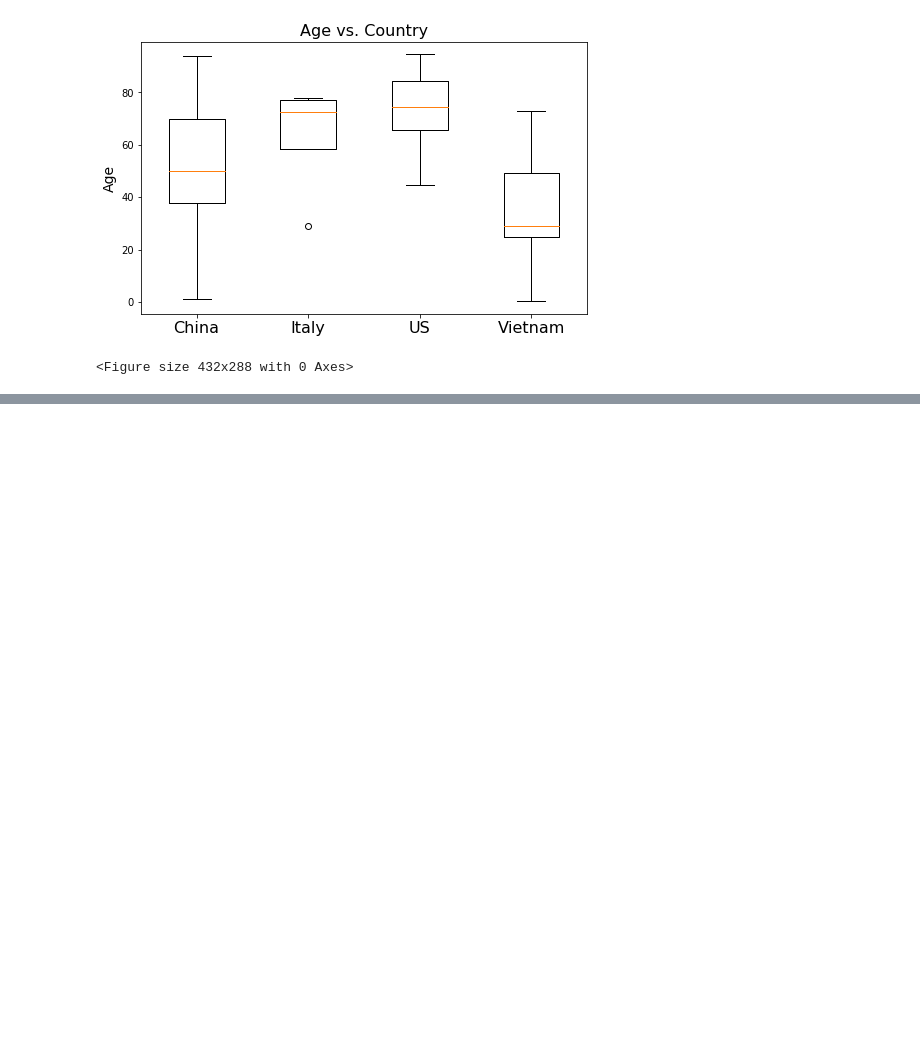
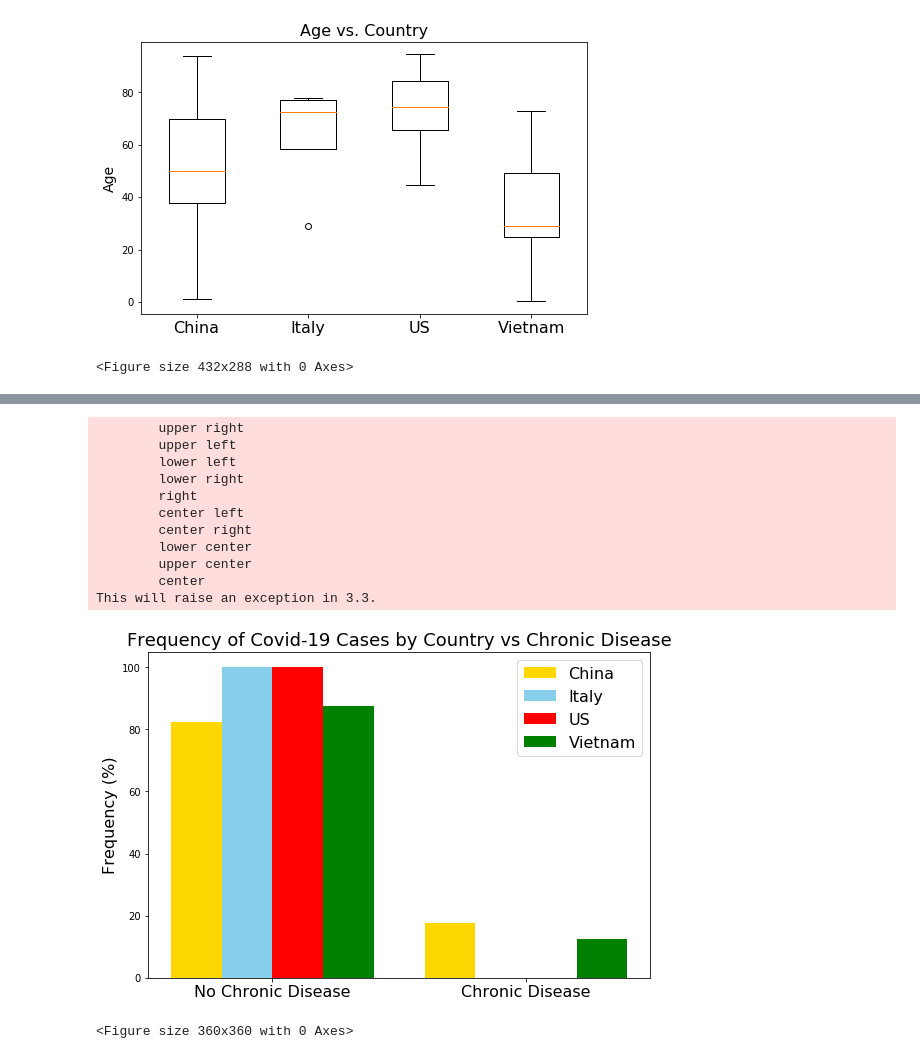
Before and after one commit to dukersss13/COVID-19-ML-Classification-Model, a Jupyter notebook: Candle.ipynb, the cells around one changed output, grey strips where cells are left out. Saved outputs shown, nothing was run; the diff lists cells and outputs as text; code cells hidden in the pictures; blank space fills up the shorter version.

```diff
--- a/Candle.ipynb
+++ b/Candle.ipynb
@@ -414,5 +367,19 @@ NameError: name 'M_dis' is not defined
 # %%
 #Country Information
+
+
+#Country Information
+China = all_ds['country'] == 0
+Italy = all_ds['country'] == 1
+US = all_ds['country'] == 15
+Vietnam = all_ds['country'] == 19
+
+count_c = all_ds['country'].value_counts()
+China_t = count_c[0]
+Italy_t = count_c[1]
+US_t = count_c[15]
+Vietnam_t = count_c[19]
+
 #no chronic disease
 China_n_ch = (len(all_ds[China & n_ch])/China_t)*100
 Italy_n_ch = (len(all_ds[Italy & n_ch])/Italy_t)*100
@@ -424,31 +391,45 @@ China_ch = (len(all_ds[China & ch])/China_t)*100
 Italy_ch = (len(all_ds[Italy & ch])/Italy_t)*100
 US_ch = (len(all_ds[US & ch])/US_t)*100
 Vietnam_ch = (len(all_ds[Vietnam & ch])/Vietnam_t)*100
 
 #Freq Sex vs Outcome Plot
 labels = ['No Chronic Disease', 'Chronic Disease']
 
 CH = [China_n_ch,China_ch]
 IT = [Italy_n_ch,Italy_ch]
 US = [US_n_ch,US_ch]
 VI = [Vietnam_n_ch,Vietnam_ch]
 
 x = np.arange(len(labels))
 width = 0.2
 
 fig, ax = plt.subplots(figsize = (9,6))
 rects1 = ax.bar(x - 1.5*width, CH, width, label='China', color = 'gold')
 rects2 = ax.bar(x - .5*width, IT, width, label='Italy', color = 'skyblue')
 rects2 = ax.bar(x + .5*width, US, width, label='US', color = 'red')
 rects1 = ax.bar(x + 1.5*width, VI, width, label='Vietnam', color = 'green')
 
 ax.set_ylabel('Frequency (%)', fontsize=16)
-ax.set_title('Frequency of Covid-19 Cases by Country vs Outcome', fontsize=18)
+ax.set_title('Frequency of Covid-19 Cases by Country vs Chronic Disease', fontsize=18)
 ax.set_xticks(x)
 ax.set_xticklabels(labels, fontsize=16)
 ax.legend(loc='middle', fontsize=16)
 
 #fig.tight_layout()
 fig = plt.figure(figsize = (5,5))
 
 plt.show()
+# %% [output]
+        upper right
+        upper left
+        lower left
+        lower right
+        right
+        center left
+        center right
+        lower center
+        upper center
+        center
+This will raise an exception in 3.3.
+[figure, added]
+<Figure size 360x360 with 0 Axes>
```
Also changed, not shown: parts of 4 cells of this notebook.
